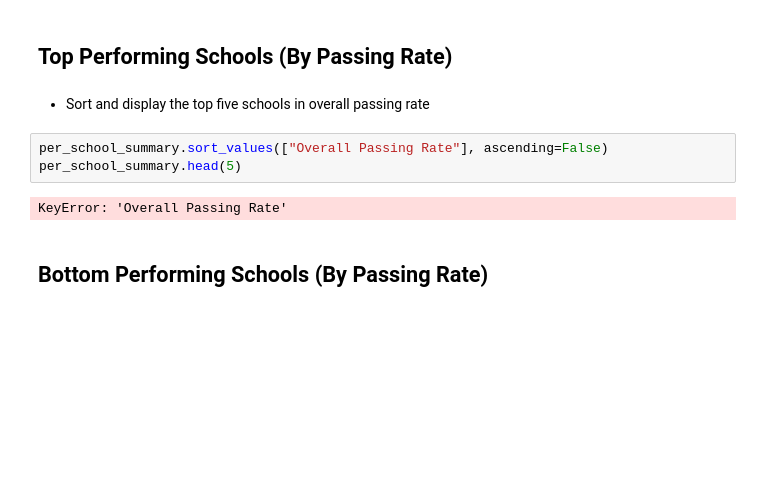
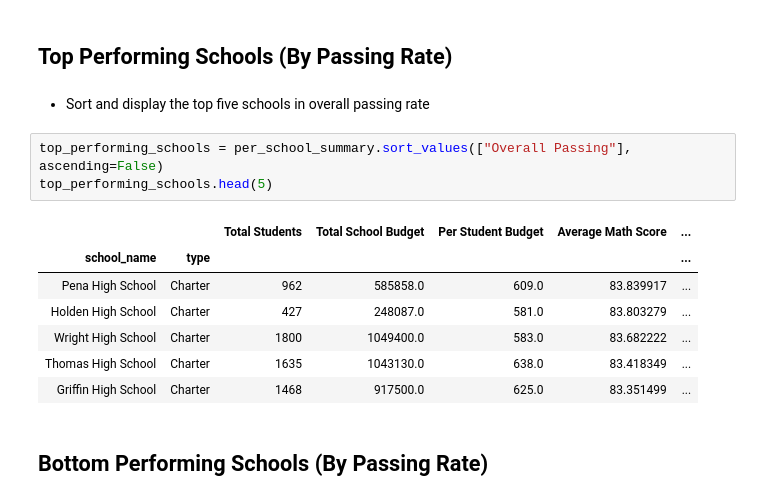
Before and after one commit to RaveElevator/Pandas_Challenge, a Jupyter notebook: PyCitySchools_starter.ipynb, the cells around one changed output. Saved outputs shown, nothing was run; the diff lists cells and outputs as text; blank space fills up the shorter version.

```diff
--- a/PyCitySchools_starter.ipynb
+++ b/PyCitySchools_starter.ipynb
@@ -185,10 +191,16 @@ per_school_summary
 # %% [markdown]
 * Sort and display the top five schools in overall passing rate
 # %%
-per_school_summary.sort_values(["Overall Passing Rate"], ascending=False)
-per_school_summary.head(5)
+top_performing_schools = per_school_summary.sort_values(["Overall Passing"], ascending=False)
+top_performing_schools.head(5)
 # %% [output]
-KeyError: 'Overall Passing Rate'
+|  |  | Total Students | Total School Budget | Per Student Budget | Average Math Score | ... |
+| school_name | type |  |  |  |  | ... |
+| Pena High School | Charter | 962 | 585858.0 | 609.0 | 83.839917 | ... |
+| Holden High School | Charter | 427 | 248087.0 | 581.0 | 83.803279 | ... |
+| Wright High School | Charter | 1800 | 1049400.0 | 583.0 | 83.682222 | ... |
+| Thomas High School | Charter | 1635 | 1043130.0 | 638.0 | 83.418349 | ... |
+| Griffin High School | Charter | 1468 | 917500.0 | 625.0 | 83.351499 | ... |
 # %% [markdown]
 ## Bottom Performing Schools (By Passing Rate)
 # %% [markdown]
```
Also changed, not shown: parts of 10 cells of this notebook.
